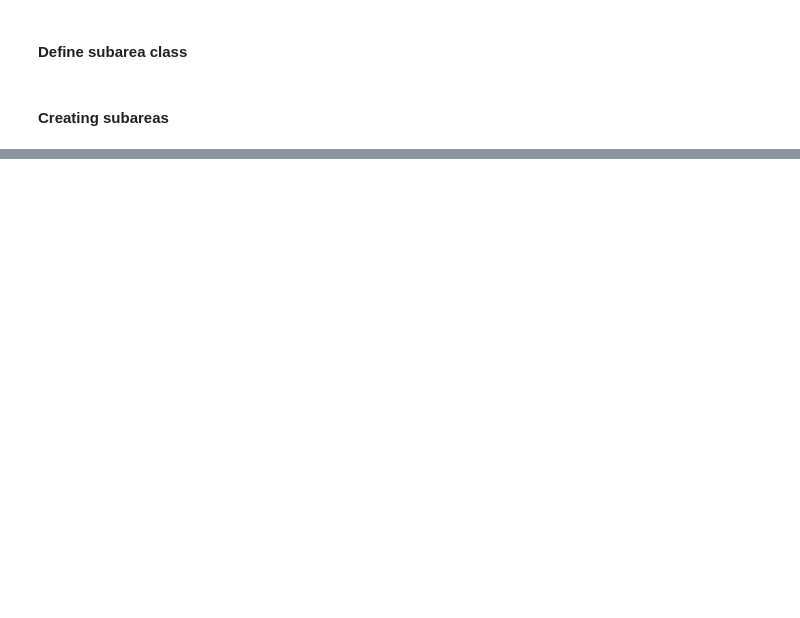
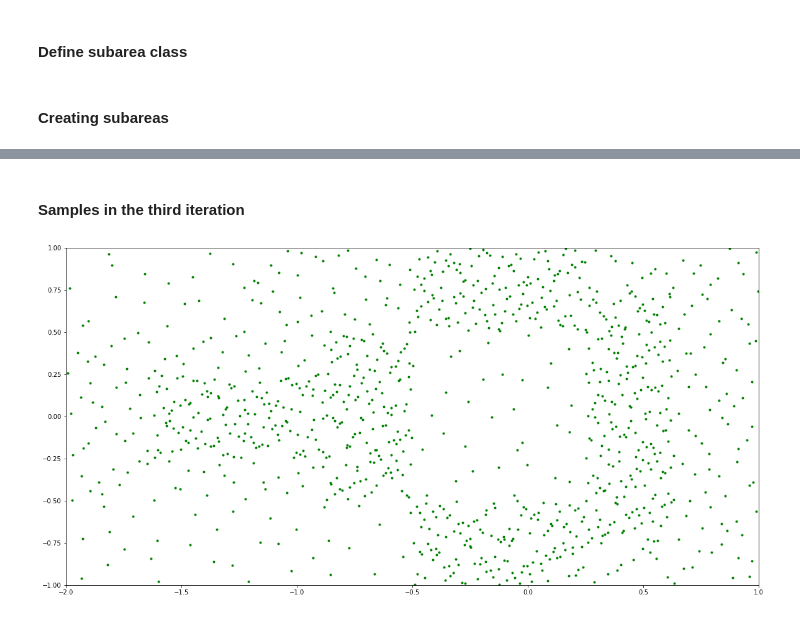
Before and after one commit to kuj24824/stochastic-simulations, a Jupyter notebook: Task_4.ipynb, the cells around one changed output, grey strips where cells are left out. Cells and saved outputs as stored; diff of their text form; code cells hidden in the pictures; blank space fills up the shorter version.

```diff
--- a/Task_4.ipynb
+++ b/Task_4.ipynb
@@ -94,0 +179,11 @@ total_mandel_area
+# %% [markdown]
+#### Samples in the third iteration
+# %%
+plt.figure(figsize=(20, 10))
+orthos = np.transpose(samplepoints[2])
+plt.plot(orthos[0],orthos[1], ccolors[4],linewidth=0.001)
+plt.ylim(-1,1)
+plt.xlim(-2,1)
+plt.show()
+# %% [output]
+[figure, added]
```
Also changed, not shown: parts of 20 cells of this notebook, 1 other file.
